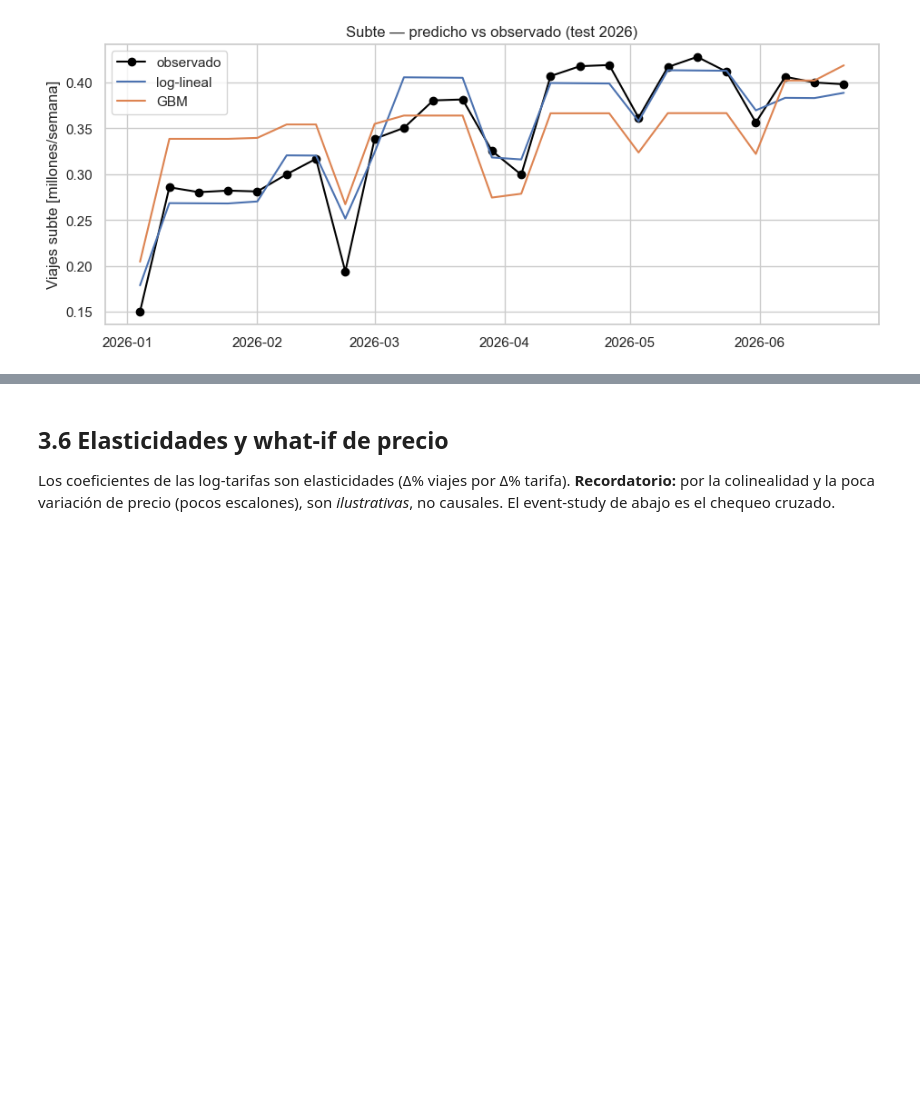
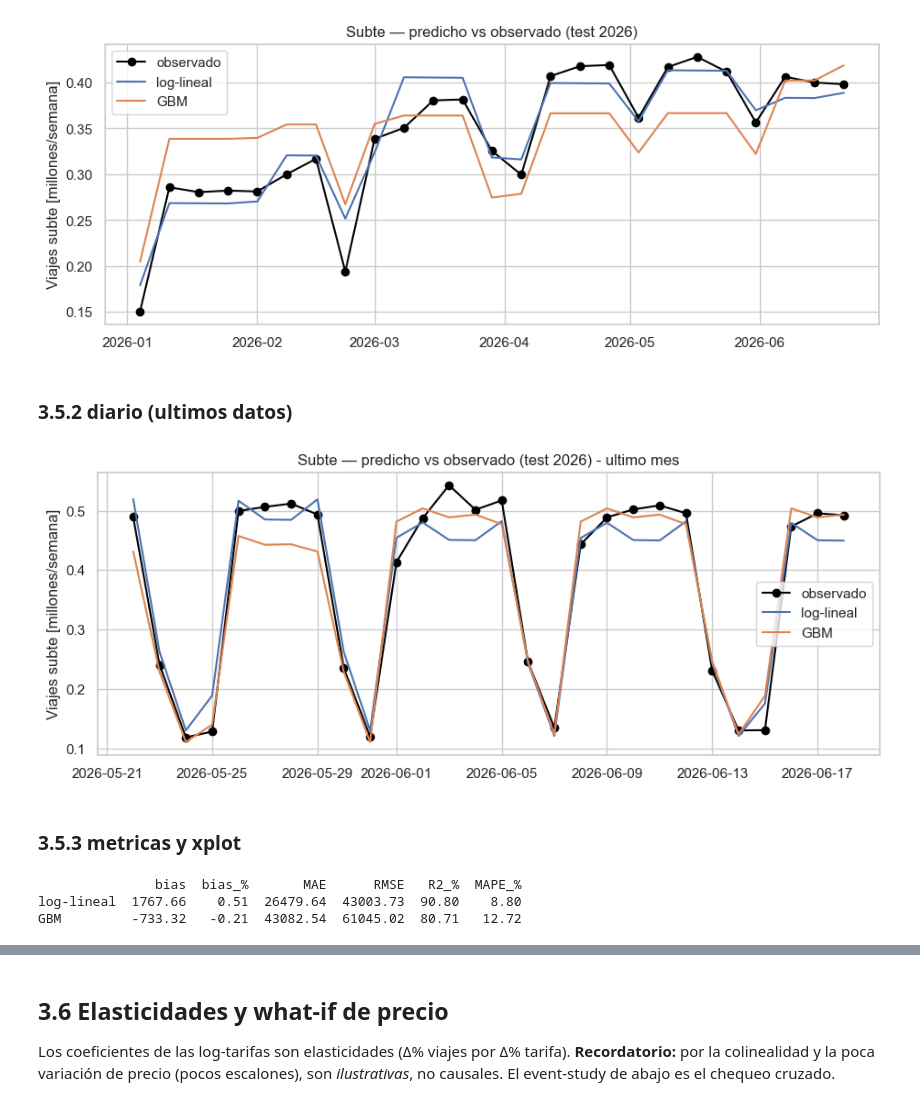
Before and after one commit to mstainoh/intro-python-analytics-scm, a Jupyter notebook: notebooks/analisis_SUBE.ipynb, the cells around one changed output, grey strips where cells are left out. Drawn from its saved outputs; the diff is of its cells as text; code cells hidden in the pictures; blank space fills up the shorter version.

```diff
--- a/notebooks/analisis_SUBE.ipynb
+++ b/notebooks/analisis_SUBE.ipynb
@@ -639,3 +641,52 @@ ax.set_title("Subte — predicho vs observado (test 2026)")
 plt.show()
 # %% [output]
 [figure]
+# %% [markdown]
+### 3.5.2 diario (ultimos datos)
+# %%
+
+comp = test[["fecha"]].copy()
+comp["observado"]  = y_test
+comp["log-lineal"] = pred_lin
+comp["GBM"]        = pred_gbm
+compD = comp[comp['fecha'] > comp['fecha'].max() - pd.Timedelta(weeks=4)]
+
+fig, ax = plt.subplots(figsize=(11, 4))
+ax.plot(compD.fecha, compD["observado"] / 1e6, "o-", color="black", label="observado")
+ax.plot(compD.fecha, compD["log-lineal"] / 1e6, label="log-lineal")
+ax.plot(compD.fecha, compD["GBM"] / 1e6, label="GBM")
+ax.set_ylabel("Viajes subte [millones/semana]"); ax.legend()
+ax.set_title("Subte — predicho vs observado (test 2026) - ultimo mes")
+plt.show()
+# %% [output]
+[figure, added]
+# %% [markdown]
+### 3.5.3 metricas y xplot
+# %%
+# --- Métricas estándar sobre el test 2026 (diario) ---
+from sklearn.metrics import (
+    mean_absolute_error as MAE,
+    r2_score as R2,
+    mean_absolute_percentage_error as MAPE,
+    root_mean_squared_error as RMSE,
+    )
+def metricas(y, p):
+    err = p - y
+    return {
+        "bias":    err.mean(),                  # sesgo: + sobrepredice, - subpredice
+        "bias_%":  err.mean() / y.mean() * 100,
+        "MAE":     MAE(p, y),
+        "RMSE":    RMSE(p, y),
+        "R2_%":    R2(p, y) * 100,
+        "MAPE_%":  MAPE(p, y) * 100,
+    }
+
+tabla_m = pd.DataFrame({
+    "log-lineal": metricas(y_test, pred_lin),
+    "GBM":        metricas(y_test, pred_gbm),
+}).T
+print(tabla_m.round(2).to_string())
+# %% [output]
+               bias  bias_%       MAE      RMSE   R2_%  MAPE_%
+log-lineal  1767.66    0.51  26479.64  43003.73  90.80    8.80
+GBM         -733.32   -0.21  43082.54  61045.02  80.71   12.72
```
Also changed, not shown: parts of 3 cells of this notebook.
